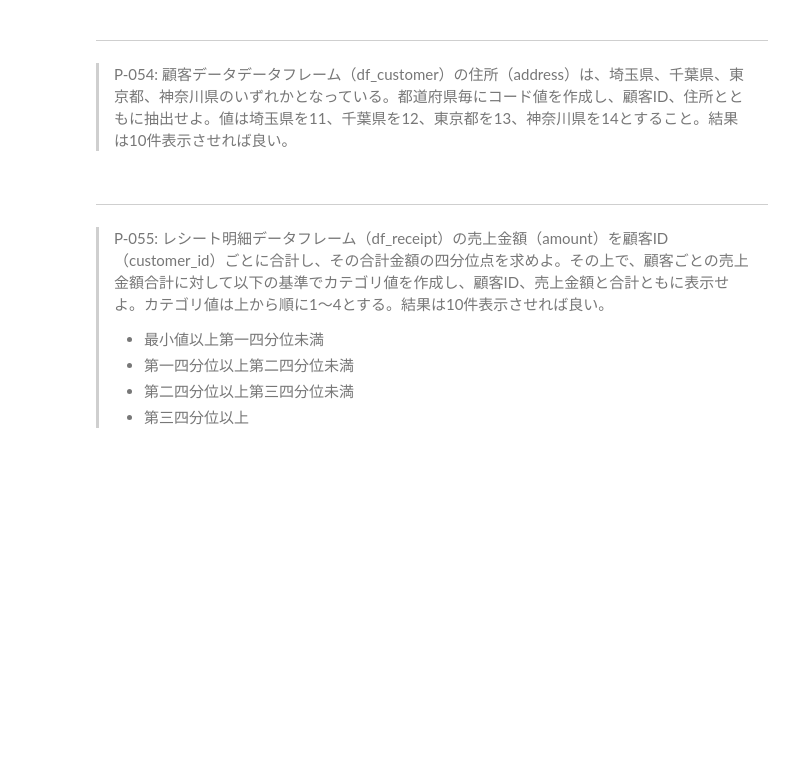
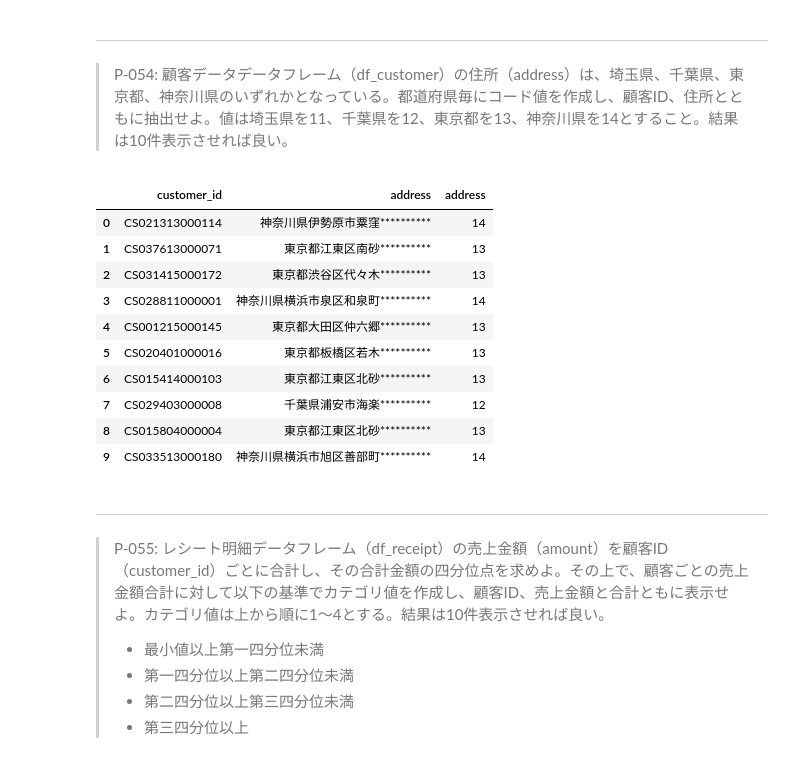
Before and after one commit to twobooks/100knocks-preprocess-training, a Jupyter notebook: docker/work/preprocess_knock_Python.ipynb, the cells around one changed output. Drawn from its saved outputs; the diff is of its cells as text; code cells hidden in the pictures; blank space fills up the shorter version.

```diff
--- a/docker/work/preprocess_knock_Python.ipynb
+++ b/docker/work/preprocess_knock_Python.ipynb
@@ -1160,6 +1160,36 @@ ans
 # %% [markdown]
 ---
 > P-054: 顧客データデータフレーム（df_customer）の住所（address）は、埼玉県、千葉県、東京都、神奈川県のいずれかとなっている。都道府県毎にコード値を作成し、顧客ID、住所とともに抽出せよ。値は埼玉県を11、千葉県を12、東京都を13、神奈川県を14とすること。結果は10件表示させれば良い。
+# %%
+tmp1 = df_customer[["customer_id",'address']]
+def func(x):
+    s = x[:3]
+    if s == "埼玉県":
+        res = 11
+    elif s == "千葉県":
+        res = 12
+    elif s == "東京都":
+        res = 13
+    elif s == "神奈川":
+        res = 14
+    return res
+# tmp2 = df_customer['address'].apply(lambda x:func(x))
+tmp2 = df_customer['address'].str[:3].map({"埼玉県":11,"千葉県":12,"東京都":13,"神奈川":14})
+
+df_tmp = pd.concat([tmp1,tmp2],axis=1)
+df_tmp[:10]
+# %% [output]
+|  | customer_id | address | address |
+| 0 | CS021313000114 | 神奈川県伊勢原市粟窪********** | 14 |
+| 1 | CS037613000071 | 東京都江東区南砂********** | 13 |
+| 2 | CS031415000172 | 東京都渋谷区代々木********** | 13 |
+| 3 | CS028811000001 | 神奈川県横浜市泉区和泉町********** | 14 |
+| 4 | CS001215000145 | 東京都大田区仲六郷********** | 13 |
+| 5 | CS020401000016 | 東京都板橋区若木********** | 13 |
+| 6 | CS015414000103 | 東京都江東区北砂********** | 13 |
+| 7 | CS029403000008 | 千葉県浦安市海楽********** | 12 |
+| 8 | CS015804000004 | 東京都江東区北砂********** | 13 |
+| 9 | CS033513000180 | 神奈川県横浜市旭区善部町********** | 14 |
 # %% [markdown]
 ---
 > P-055: レシート明細データフレーム（df_receipt）の売上金額（amount）を顧客ID（customer_id）ごとに合計し、その合計金額の四分位点を求めよ。その上で、顧客ごとの売上金額合計に対して以下の基準でカテゴリ値を作成し、顧客ID、売上金額と合計ともに表示せよ。カテゴリ値は上から順に1〜4とする。結果は10件表示させれば良い。
```
Also changed, not shown: parts of 3 cells of this notebook, 1 other file.
